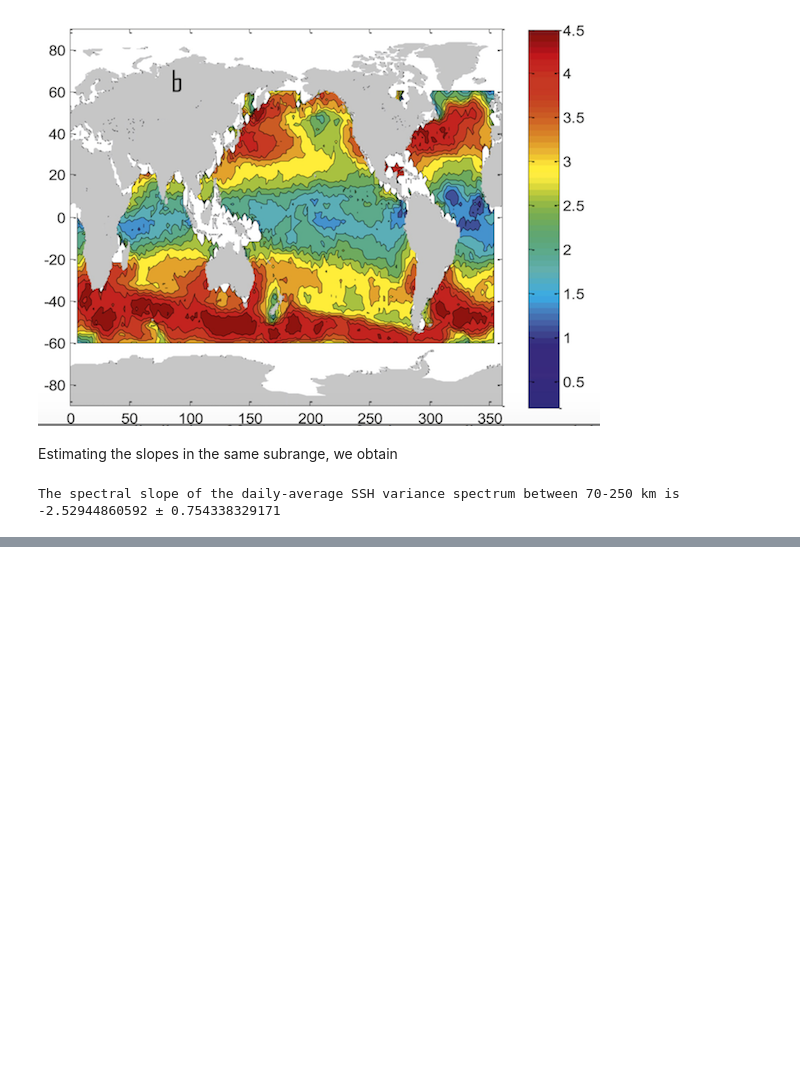
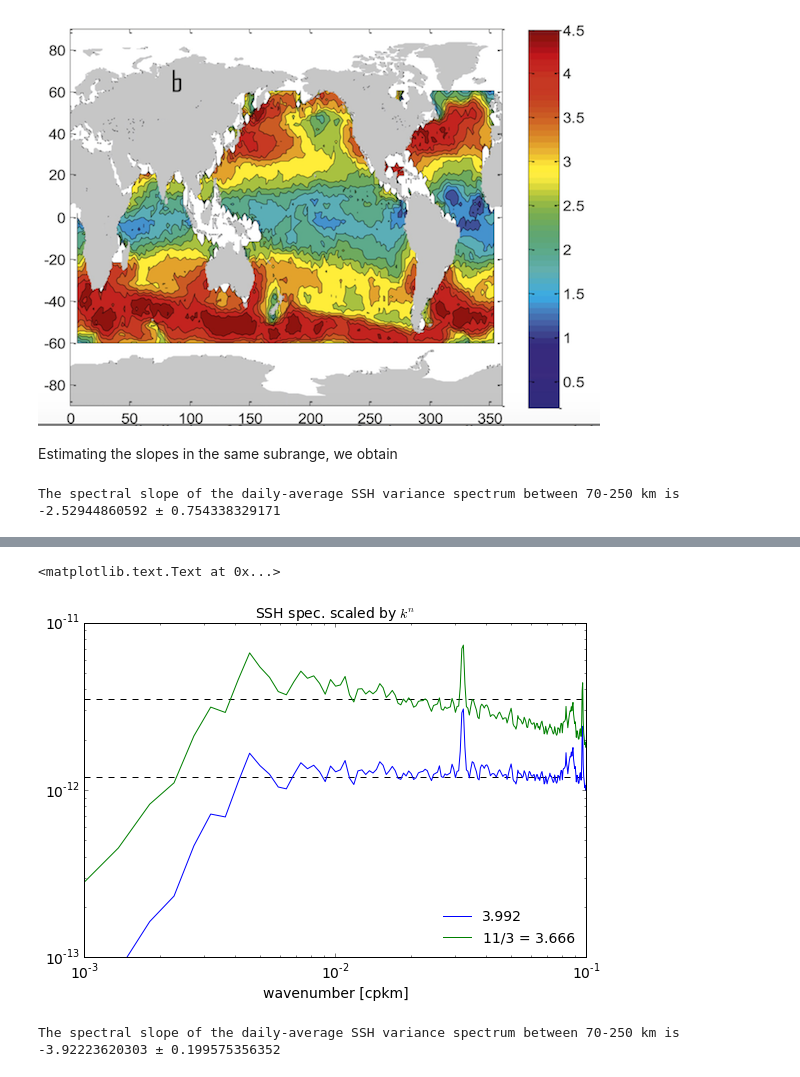
Before and after one commit to cesar-rocha/TropicalPacific, a Jupyter notebook: llc/4320/spectra/TropicalPacificSpectra.ipynb, the cells around one changed output, grey strips where cells are left out. Saved outputs shown, nothing was run; the diff lists cells and outputs as text; code cells hidden in the pictures; blank space fills up the shorter version.

```diff
--- a/llc/4320/spectra/TropicalPacificSpectra.ipynb
+++ b/llc/4320/spectra/TropicalPacificSpectra.ipynb
@@ -251,0 +337,24 @@ The spectral slope of the daily-average SSH variance spectrum between 70-250 km
+# %%
+
+plt.figure(figsize=(9,6))
+
+
+plt.plot([1.e-3,1.e-1],[3.5e-12,3.5e-12],'k--')
+plt.plot([1.e-3,1.e-1],[1.2e-12,1.2e-12],'k--')
+
+
+
+plt.loglog(spec_lons['k'],
+           spec_lons['Eetad'][:,1::2].mean(axis=1)[:,0]*(spec_lons['k']**(3.922)),label='3.992')
+plt.loglog(spec_lons['k'],
+           spec_lons['Eetad'][:,1::2].mean(axis=1)[:,0]*(spec_lons['k']**(3.666)),label='11/3 = 3.666')
+
+plt.ylim(1.e-13,1.e-11)
+plt.xlim(1/1000.,1./10.)
+plt.title(r'SSH spec. scaled by $k^{n}$')
+plt.legend(loc=4)
+
+plt.xlabel('wavenumber [cpkm]')
+# %% [output]
+<matplotlib.text.Text at 0x...>
+[figure, added]
@@ -251,0 +364,4 @@ The spectral slope of the daily-average SSH variance spectrum between 70-250 km
+# %%
+print("The spectral slope of the daily-average SSH variance spectrum between 70-250 km is ", slope_est[0], r"±", slope_error)
+# %% [output]
+The spectral slope of the daily-average SSH variance spectrum between 70-250 km is  -3.92223620303 ± 0.199575356352
```
Also changed, not shown: parts of 9 cells of this notebook.
